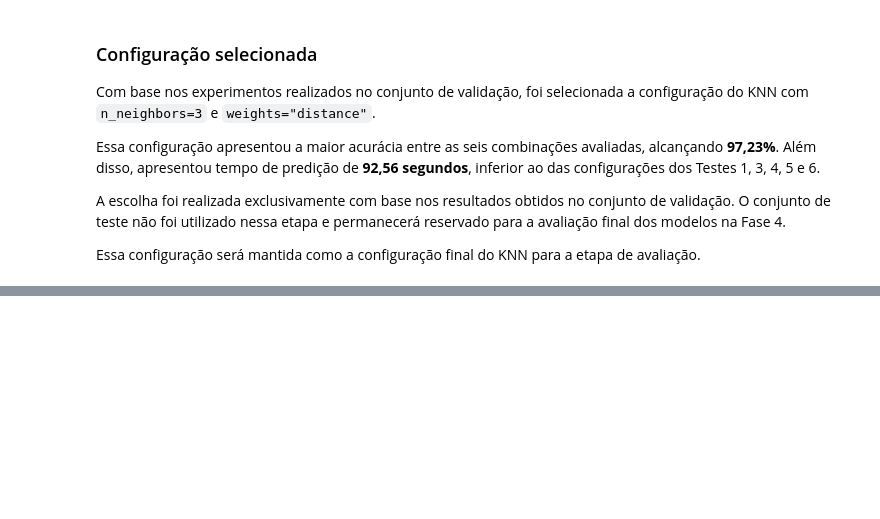
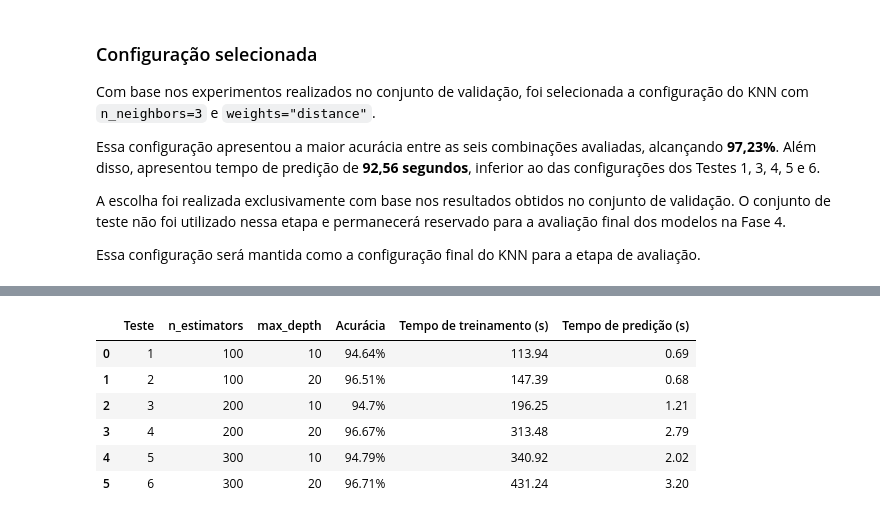
Before and after one commit to Franciane-sl/MNIST_Classification, a Jupyter notebook: notebooks/mnist_classification.ipynb, the cells around one changed output, grey strips where cells are left out. Cells and saved outputs as stored; diff of their text form; code cells hidden in the pictures; blank space fills up the shorter version.

Commit message:
feat: adiciona experimentos e seleção do Random Forest

```diff
--- a/notebooks/mnist_classification.ipynb
+++ b/notebooks/mnist_classification.ipynb
@@ -633,0 +784,25 @@ print(modelo_rf)
+# %%
+modelo_rf_6 = criar_random_forest(
+    n_estimators=300,
+    max_depth=20
+)
+
+modelo_rf_6, tempo_treinamento_rf_6 = treinar_modelo(
+    modelo_rf_6,
+    X_treino_normalizado,
+    y_treino
+)
+
+previsoes_rf_6, tempo_predicao_rf_6 = prever_modelo(
+    modelo_rf_6,
+    X_validacao_normalizado
+)
+
+acuracia_rf_6 = accuracy_score(
+    y_validacao,
+    previsoes_rf_6
+)
+
+print(f"Acurácia: {acuracia_rf_6:.4f}")
+print(f"Tempo de treinamento: {tempo_treinamento_rf_6:.2f} segundos")
+print(f"Tempo de predição: {tempo_predicao_rf_6:.2f} segundos")
@@ -633,0 +881,24 @@ print(modelo_rf)
+# %%
+resultados_rf_formatado = resultados_rf.copy()
+
+resultados_rf_formatado["Acurácia"] = (
+    resultados_rf_formatado["Acurácia"] * 100
+).round(2).astype(str) + "%"
+
+resultados_rf_formatado["Tempo de treinamento (s)"] = (
+    resultados_rf_formatado["Tempo de treinamento (s)"].round(2)
+)
+
+resultados_rf_formatado["Tempo de predição (s)"] = (
+    resultados_rf_formatado["Tempo de predição (s)"].round(2)
+)
+
+resultados_rf_formatado
+# %% [output]
+|  | Teste | n_estimators | max_depth | Acurácia | Tempo de treinamento (s) | Tempo de predição (s) |
+| 0 | 1 | 100 | 10 | 94.64% | 113.94 | 0.69 |
+| 1 | 2 | 100 | 20 | 96.51% | 147.39 | 0.68 |
+| 2 | 3 | 200 | 10 | 94.7% | 196.25 | 1.21 |
+| 3 | 4 | 200 | 20 | 96.67% | 313.48 | 2.79 |
+| 4 | 5 | 300 | 10 | 94.79% | 340.92 | 2.02 |
+| 5 | 6 | 300 | 20 | 96.71% | 431.24 | 3.20 |
```
Also changed, not shown: parts of 20 cells of this notebook.
